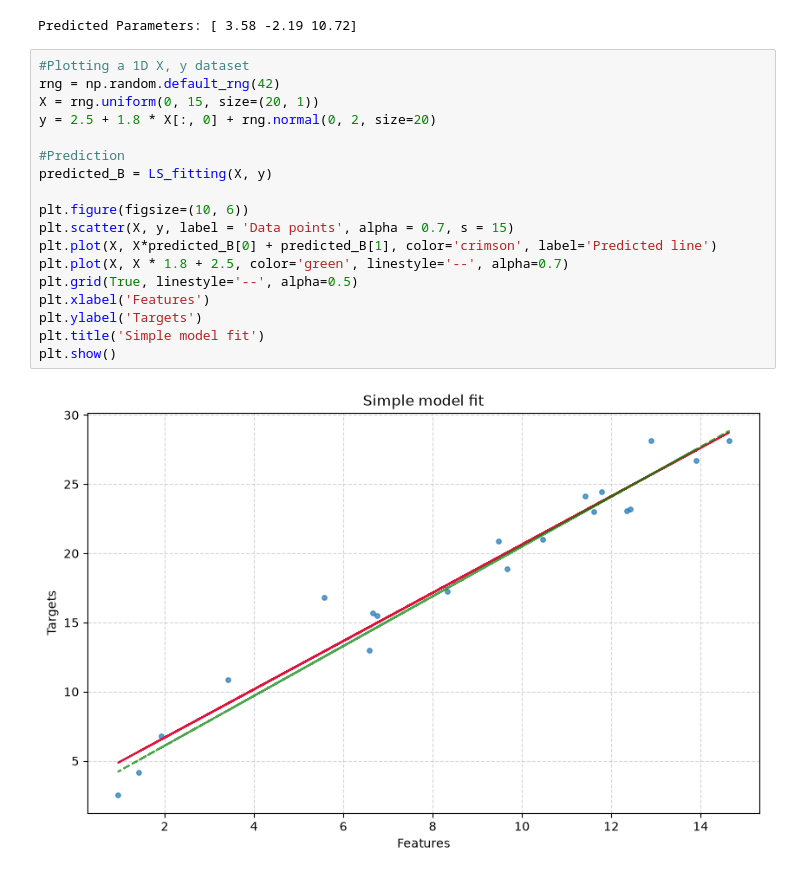
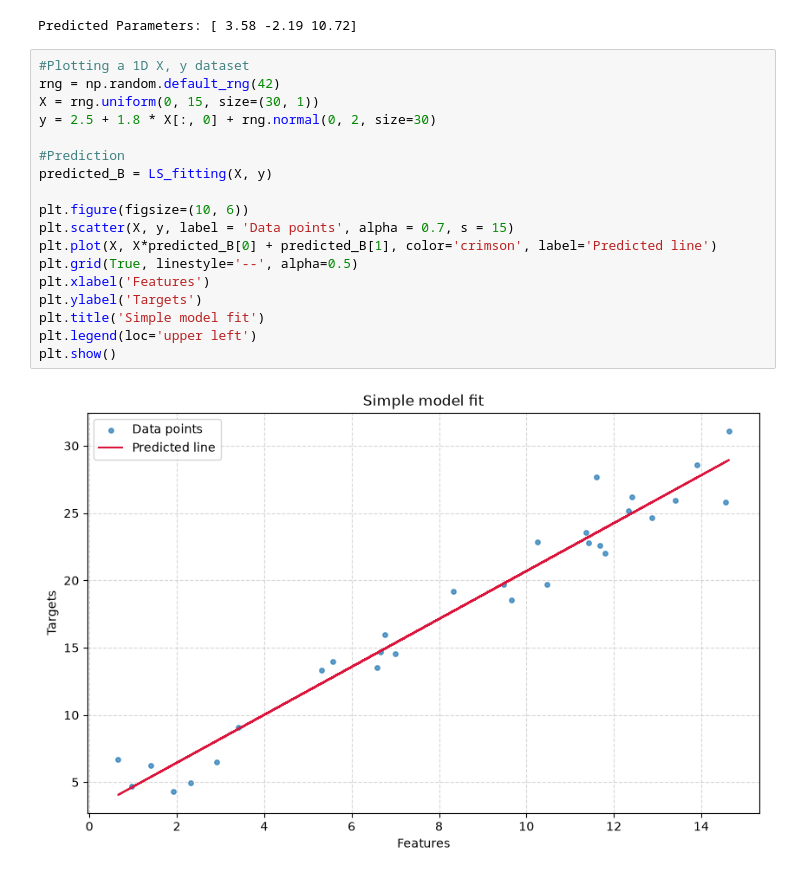
Before and after one commit to codingNR29/Image-processing, a Jupyter notebook: 05 Fitting.ipynb, the cells around one changed output. Drawn from its saved outputs; the diff is of its cells as text.

```diff
--- a/05 Fitting.ipynb
+++ b/05 Fitting.ipynb
@@ -49,20 +49,20 @@ Predicted Parameters: [ 3.58 -2.19 10.72]
 # %%
 #Plotting a 1D X, y dataset
 rng = np.random.default_rng(42)
-X = rng.uniform(0, 15, size=(20, 1))
-y = 2.5 + 1.8 * X[:, 0] + rng.normal(0, 2, size=20)
+X = rng.uniform(0, 15, size=(30, 1))
+y = 2.5 + 1.8 * X[:, 0] + rng.normal(0, 2, size=30)
 
 #Prediction
 predicted_B = LS_fitting(X, y)
 
 plt.figure(figsize=(10, 6))
 plt.scatter(X, y, label = 'Data points', alpha = 0.7, s = 15)
 plt.plot(X, X*predicted_B[0] + predicted_B[1], color='crimson', label='Predicted line')
-plt.plot(X, X * 1.8 + 2.5, color='green', linestyle='--', alpha=0.7)
 plt.grid(True, linestyle='--', alpha=0.5)
 plt.xlabel('Features')
 plt.ylabel('Targets')
 plt.title('Simple model fit')
+plt.legend(loc='upper left')
 plt.show()
 # %% [output]
-[figure, old version]
+[figure, new version]
```
Also changed, not shown: parts of 8 cells of this notebook.
